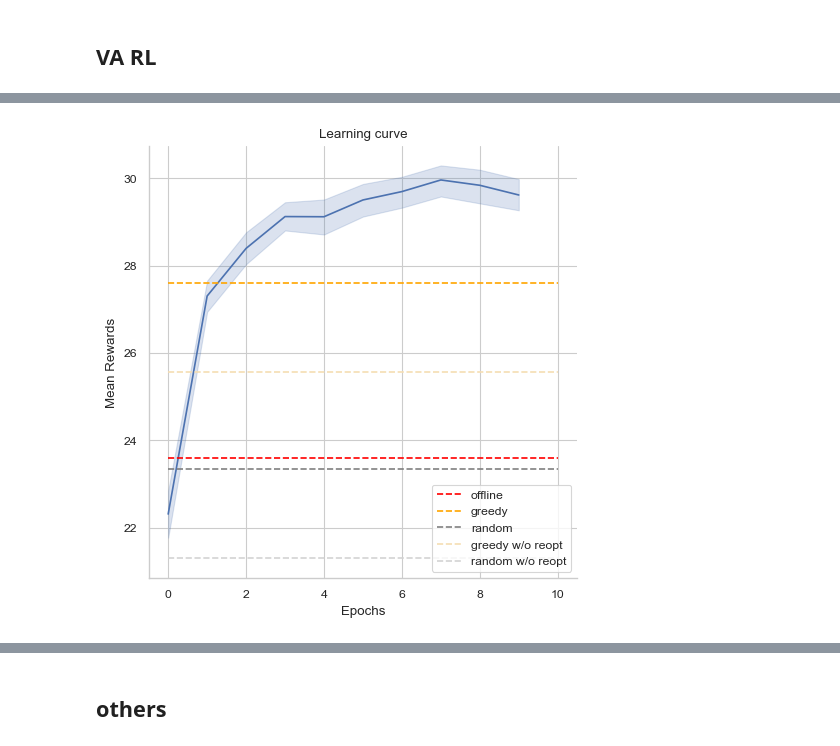
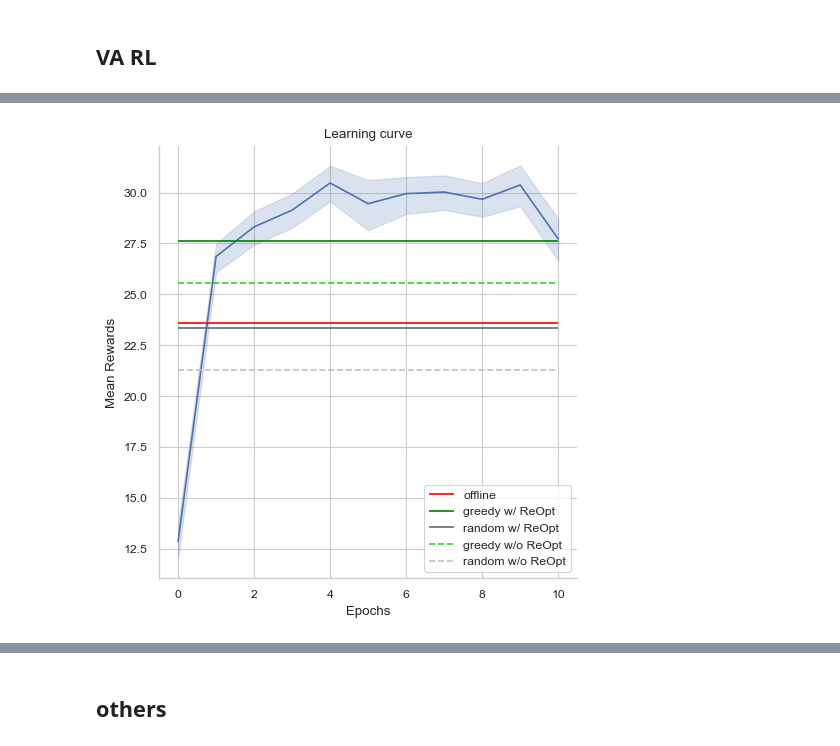
Before and after one commit to Farid-Najar/DynamicQVRP, a Jupyter notebook: results.ipynb, the cells around one changed output, grey strips where cells are left out. Saved outputs shown, nothing was run; the diff lists cells and outputs as text; code cells hidden in the pictures.

```diff
--- a/results.ipynb
+++ b/results.ipynb
@@ -192,7 +192,10 @@ import pickle
 wo = 'woReOpt'
 w = 'wReOpt'
 # file = "res_woReOpt_500"
-file = "res_clusters_test"
+# file = "res_clusters_test"
+file = "res_VRP_DoD100_Q100"
+
+# file = "res_VRP_fullDyn"
 # file = "res_wReOpt_500"
 # file = "res_TSP"
 # file = "res_TSP_fullDynamic"
@@ -209,7 +212,7 @@ print(env_configs)
 with open(f'results/{file}/res_offline.pkl', "rb") as f:
     res_offline = pickle.load(f)
 
-with open(f'results/{file}/res_RL_DQN_clusters_VA.pkl', "rb") as f:
+with open(f'results/{file}/{wo}/res_RL_DQN_VRP_VA.pkl', "rb") as f:
     res_RL = pickle.load(f)
 
 # with open(f'results/{file}/res_MSA.pkl', "rb") as f:
@@ -254 +257,11 @@ df
 5000 rows × 2 columns
+# %%
+df_test = pd.DataFrame(columns=["epoch", "rs"])
+rs_test = np.load('results/dqn_rs_VA_test.npy')
+# rs = np.concatenate(
+#     [res_greedy_wo["rs"][None], rs],
+#     axis=0
+# )
+df_test["rs"] = rs_test.flatten()
+df_test["epoch"] = np.array([len(rs_test[i])*[i] for i in range(len(rs_test))]).flatten()
+df_test
@@ -255,27 +282,34 @@ df
 # %%
 # episode_durations = np.load('results/dqn_rs_VA.npy')
 # plt.plot(y, label="RL (DQN)")
 # plt.hlines(res_SL["rs"].mean(), 0, 5, 'black', label="SL", linestyles='--')
+# sns.relplot(
+#     data=df, kind="line",
+#     x="epoch", y="rs",
+#     errorbar=("ci", 95),
+#     # markers=True, dashes=False
+# )
+
 sns.relplot(
-    data=df, kind="line",
+    data=df_test, kind="line",
     x="epoch", y="rs",
     errorbar=("ci", 95),
     # markers=True, dashes=False
 )
 
-plt.hlines(res_offline["rs"].mean(), 0, len(rs), 'red', label="offline", linestyles='--')
-plt.hlines(res_greedy["rs"].mean(), 0, len(rs), 'orange', label="greedy", linestyles='--')
-plt.hlines(res_random["rs"].mean(), 0, len(rs), 'gray', label="random", linestyles='--')
-plt.hlines(res_greedy_wo["rs"].mean(), 0, len(rs), 'wheat', label="greedy w/o reopt", linestyles='--')
-plt.hlines(res_random_wo["rs"].mean(), 0, len(rs), 'lightgray', label="random w/o reopt", linestyles='--')
+plt.hlines(res_offline["rs"].mean(), 0, len(rs), 'red', label="offline", linestyles='solid')
+plt.hlines(res_greedy["rs"].mean(), 0, len(rs), 'green', label="greedy w/ ReOpt", linestyles='solid')
+plt.hlines(res_random["rs"].mean(), 0, len(rs), 'dimgray', label="random w/ ReOpt", linestyles='solid')
+plt.hlines(res_greedy_wo["rs"].mean(), 0, len(rs), 'limegreen', label="greedy w/o ReOpt", linestyles='--')
+plt.hlines(res_random_wo["rs"].mean(), 0, len(rs), 'silver', label="random w/o ReOpt", linestyles='--')
 
 plt.xlabel('Epochs')
 plt.ylabel('Mean Rewards')
 plt.title('Learning curve')
 plt.legend()
 plt.show()
 # %% [output]
-[figure, old version]
+[figure, new version]
 # %%
 data = {
     "Offline" : res_offline['rs'],
```
Also changed, not shown: parts of 12 cells of this notebook, 23 other files.
